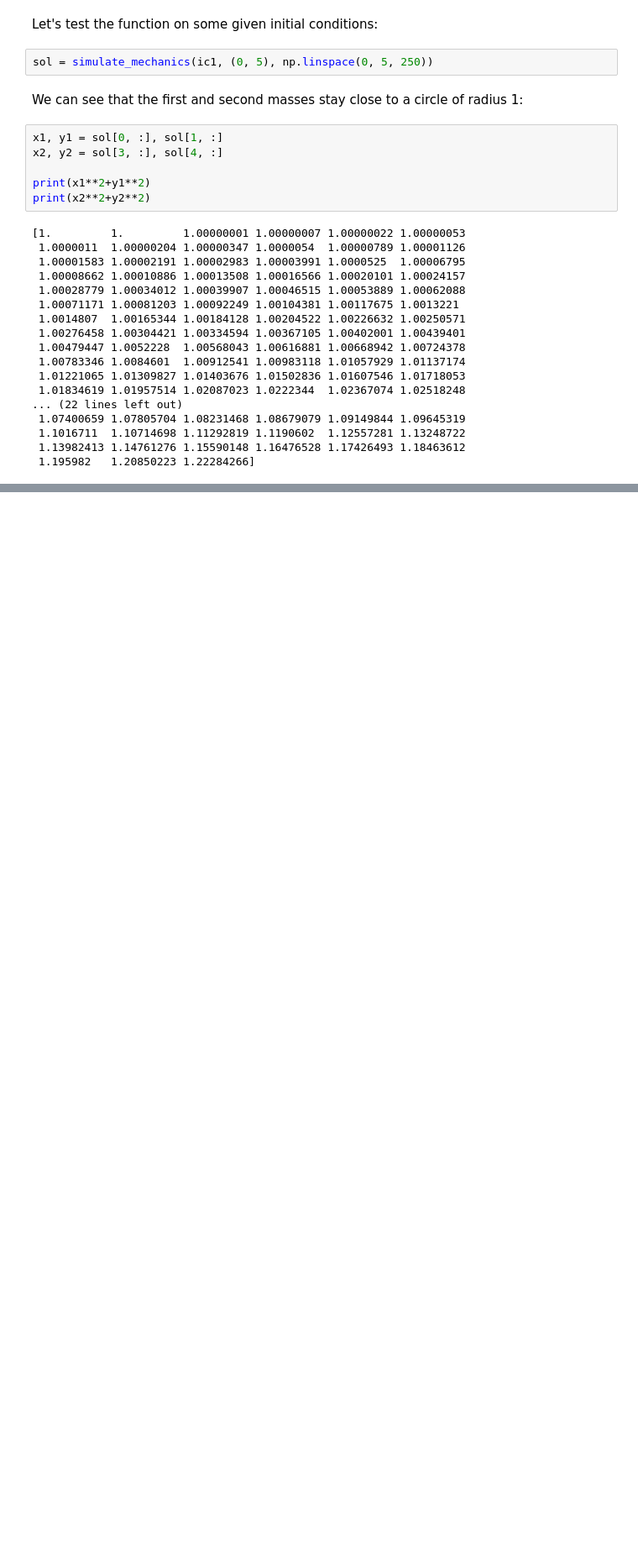
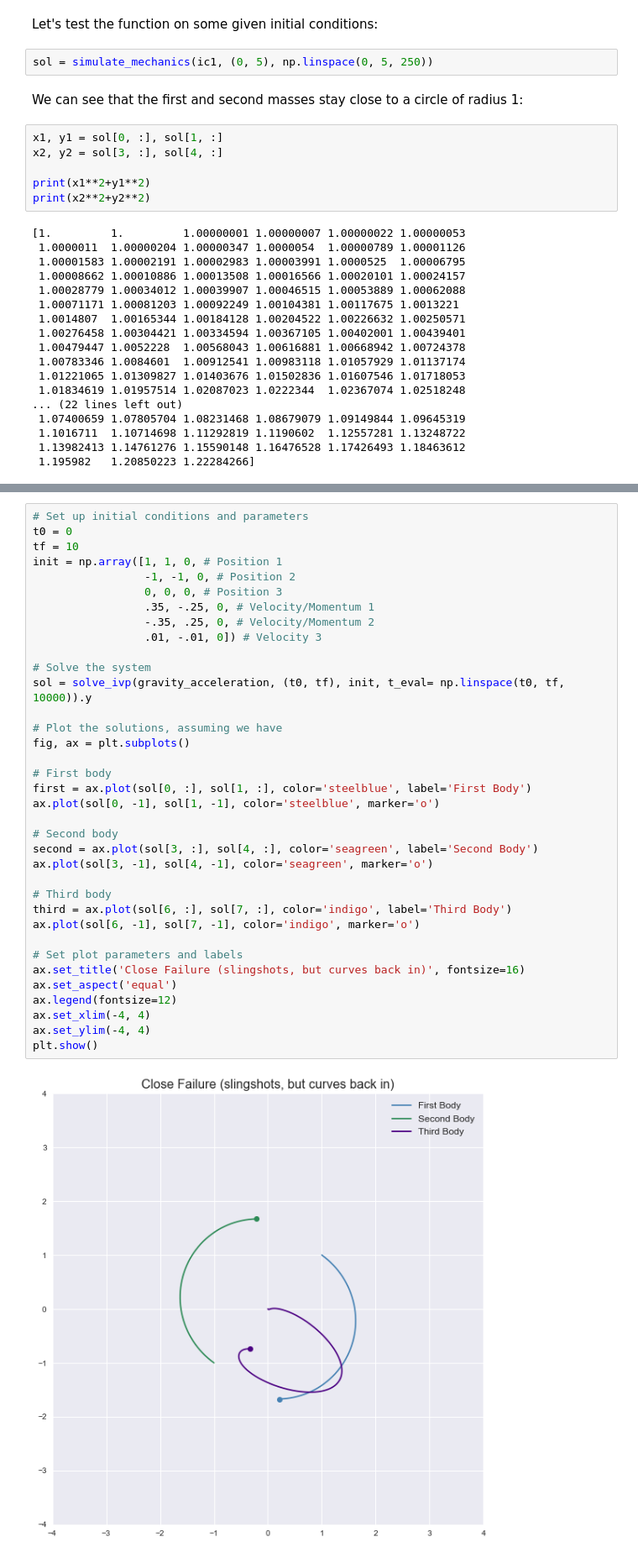
Before and after one commit to samcochran/optimal-spacecraft-control, a Jupyter notebook: project1.ipynb, the cells around one changed output, grey strips where cells are left out. Shown: that part at 84% size. Saved outputs shown, nothing was run; the diff lists cells and outputs as text; blank space fills up the shorter version.

```diff
--- a/project1.ipynb
+++ b/project1.ipynb
@@ -185,0 +273,38 @@ print(x2**2+y2**2)
+# %%
+# Set up initial conditions and parameters
+t0 = 0
+tf = 10
+init = np.array([1, 1, 0, # Position 1
+                 -1, -1, 0, # Position 2
+                 0, 0, 0, # Position 3
+                 .35, -.25, 0, # Velocity/Momentum 1
+                 -.35, .25, 0, # Velocity/Momentum 2
+                 .01, -.01, 0]) # Velocity 3
+
+# Solve the system
+sol = solve_ivp(gravity_acceleration, (t0, tf), init, t_eval= np.linspace(t0, tf, 10000)).y
+
+# Plot the solutions, assuming we have
+fig, ax = plt.subplots()
+
+# First body
+first = ax.plot(sol[0, :], sol[1, :], color='steelblue', label='First Body')
+ax.plot(sol[0, -1], sol[1, -1], color='steelblue', marker='o')
+
+# Second body
+second = ax.plot(sol[3, :], sol[4, :], color='seagreen', label='Second Body')
+ax.plot(sol[3, -1], sol[4, -1], color='seagreen', marker='o')
+
+# Third body
+third = ax.plot(sol[6, :], sol[7, :], color='indigo', label='Third Body')
+ax.plot(sol[6, -1], sol[7, -1], color='indigo', marker='o')
+
+# Set plot parameters and labels
+ax.set_title('Close Failure (slingshots, but curves back in)', fontsize=16)
+ax.set_aspect('equal')
+ax.legend(fontsize=12)
+ax.set_xlim(-4, 4)
+ax.set_ylim(-4, 4)
+plt.show()
+# %% [output]
+[figure, added]
```
Also changed, not shown: parts of 10 cells of this notebook, 1 other file.
